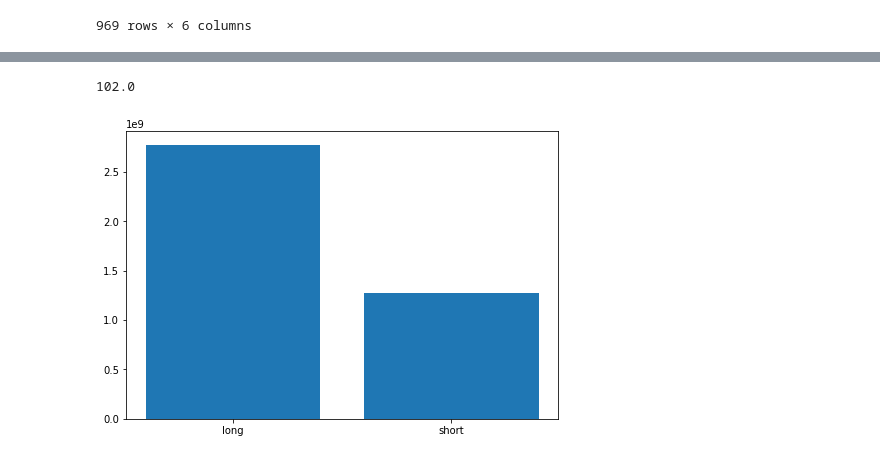
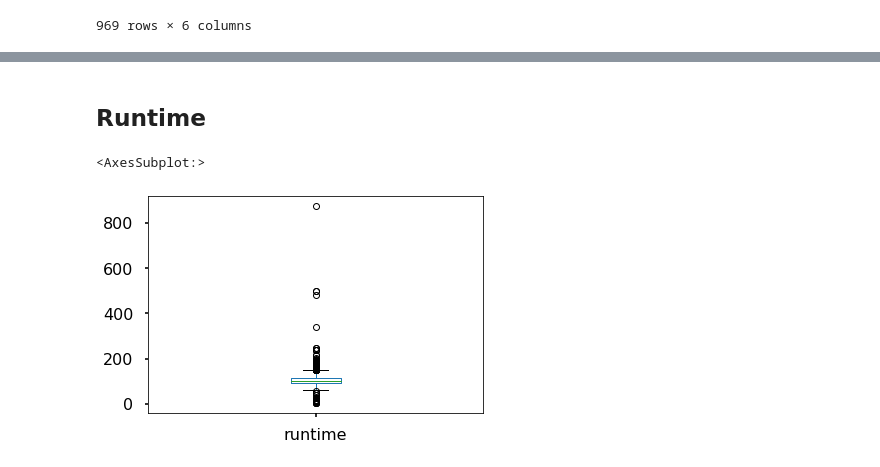
Before and after one commit to jsharing/Microsoft-Studio-Recommendations, a Jupyter notebook: student.ipynb, the cells around one changed output, grey strips where cells are left out. Saved outputs shown, nothing was run; the diff lists cells and outputs as text; code cells hidden in the pictures.

```diff
--- a/student.ipynb
+++ b/student.ipynb
@@ -15,6 +15,8 @@ import sqlite3
 import seaborn as sns
 # %%
 import matplotlib.pyplot as plt
+import matplotlib.ticker as mtick
+plt.style.use('seaborn-poster')
 %matplotlib inline
 # %%
 !ls zippedData
@@ -716,5 +701,0 @@ final_df.head()
-# %%
-runtime_median = final_df['runtime'].median()
-final_df['runtime_categories'] = final_df['runtime'].apply(
-    lambda x: 'long' if x > runtime_median else 'short')
-final_df.head()
@@ -787,3 +708,8 @@ final_df['month_release'] = final_df['release_date'].dt.month
+# %%
+# Create new column for percent_profit in final_df
+final_df['percent_profit'] = ((final_df['worldwide_gross']-final_df['production_budget'])
+                              /final_df['production_budget'])*100
+#final_df['percent_profit'] = final_df['percent_profit'].map('{:,.2f}'.format)
 # %%
 final_df.head()
 # %% [output]
@@ -813,17 +746,7 @@ dtype: object
+# %% [markdown]
+## Runtime
 # %%
-final_df['runtime'].median()
+final_df["runtime"].plot(kind='box')
 # %% [output]
-102.0
+<AxesSubplot:>
+[figure, added]
-# %%
-gross = final_df['worldwide_gross']
-budget = final_df['production_budget']
-length = final_df['runtime_categories']
-runtime = final_df['runtime']
-
-
-fig = plt.figure()
-ax = fig.add_axes([0,0,1,1])
-ax.bar(length,gross)
-plt.show()
-# %% [output]
-[figure, removed]
```
Also changed, not shown: parts of 61 cells of this notebook.
